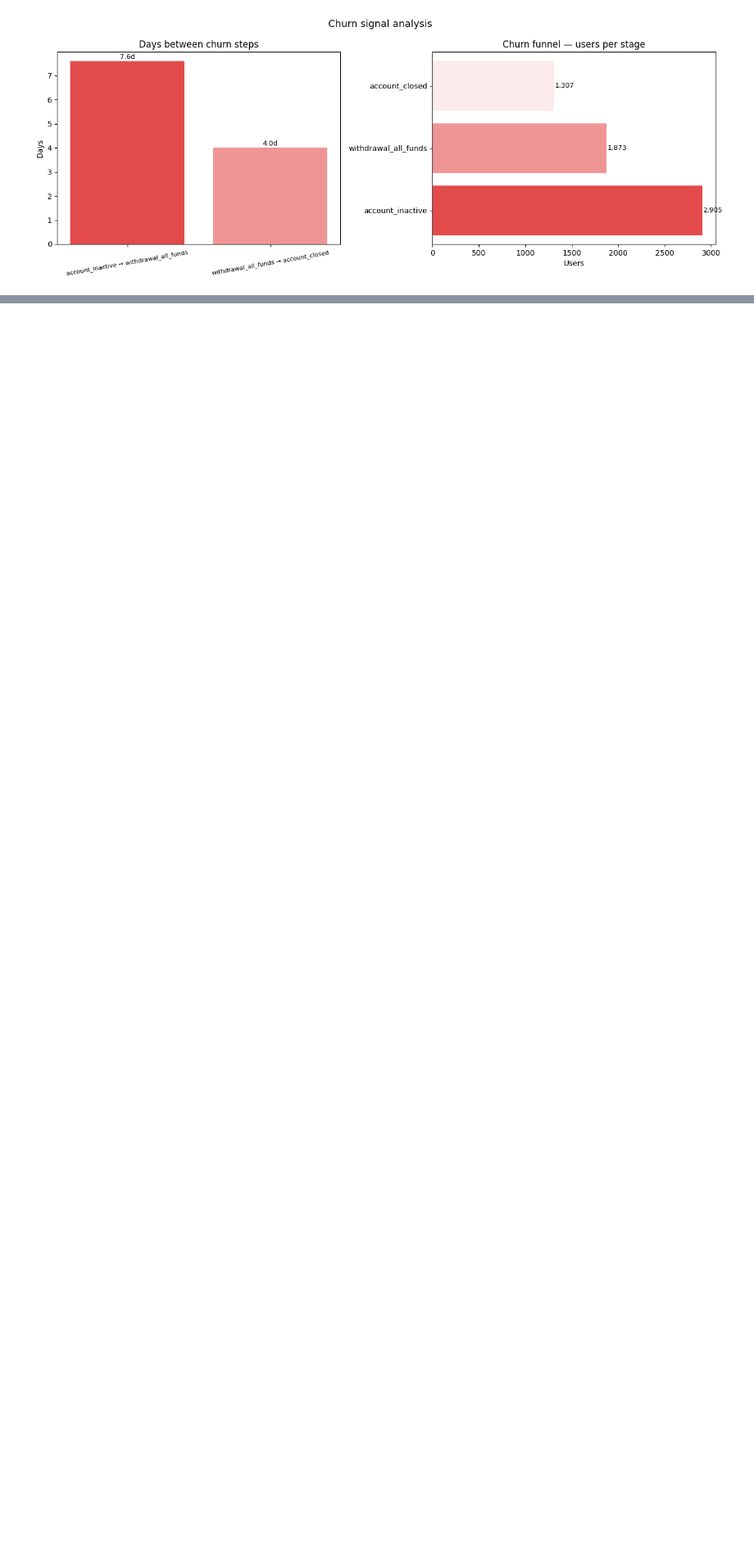
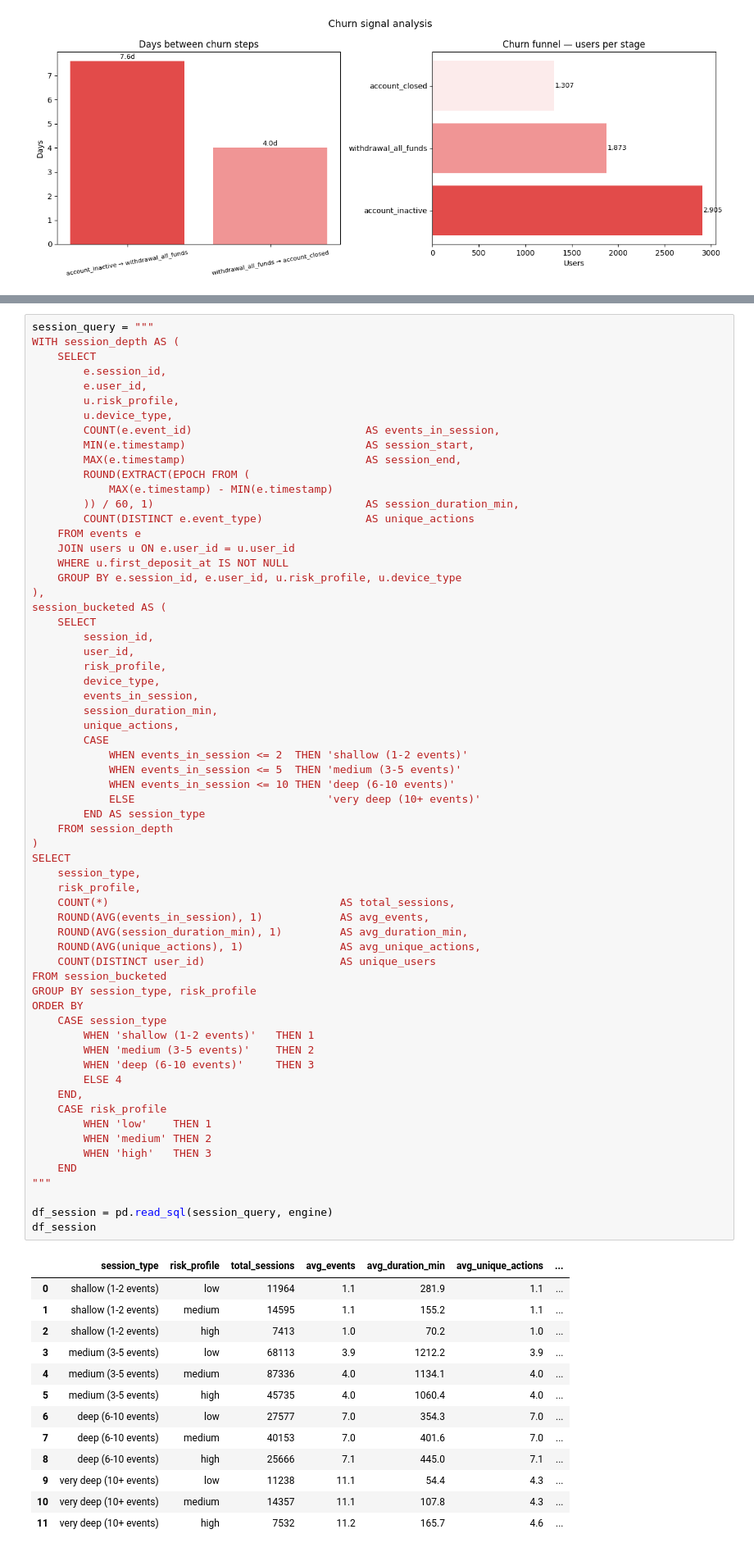
Before and after one commit to srgmnagar/FinPath, a Jupyter notebook: notebooks/finpath_analytics.ipynb, the cells around one changed output, grey strips where cells are left out. Shown at 82% size. Drawn from its saved outputs; the diff is of its cells as text; blank space fills up the shorter version.

```diff
--- a/notebooks/finpath_analytics.ipynb
+++ b/notebooks/finpath_analytics.ipynb
@@ -593,0 +774,77 @@ plt.show()
+# %%
+session_query = """
+WITH session_depth AS (
+    SELECT
+        e.session_id,
+        e.user_id,
+        u.risk_profile,
+        u.device_type,
+        COUNT(e.event_id)                           AS events_in_session,
+        MIN(e.timestamp)                            AS session_start,
+        MAX(e.timestamp)                            AS session_end,
+        ROUND(EXTRACT(EPOCH FROM (
+            MAX(e.timestamp) - MIN(e.timestamp)
+        )) / 60, 1)                                 AS session_duration_min,
+        COUNT(DISTINCT e.event_type)                AS unique_actions
+    FROM events e
+    JOIN users u ON e.user_id = u.user_id
+    WHERE u.first_deposit_at IS NOT NULL
+    GROUP BY e.session_id, e.user_id, u.risk_profile, u.device_type
+),
+session_bucketed AS (
+    SELECT
+        session_id,
+        user_id,
+        risk_profile,
+        device_type,
+        events_in_session,
+        session_duration_min,
+        unique_actions,
+        CASE
+            WHEN events_in_session <= 2  THEN 'shallow (1-2 events)'
+            WHEN events_in_session <= 5  THEN 'medium (3-5 events)'
+            WHEN events_in_session <= 10 THEN 'deep (6-10 events)'
+            ELSE                              'very deep (10+ events)'
+        END AS session_type
+    FROM session_depth
+)
+SELECT
+    session_type,
+    risk_profile,
+    COUNT(*)                                    AS total_sessions,
+    ROUND(AVG(events_in_session), 1)            AS avg_events,
+    ROUND(AVG(session_duration_min), 1)         AS avg_duration_min,
+    ROUND(AVG(unique_actions), 1)               AS avg_unique_actions,
+    COUNT(DISTINCT user_id)                     AS unique_users
+FROM session_bucketed
+GROUP BY session_type, risk_profile
+ORDER BY
+    CASE session_type
+        WHEN 'shallow (1-2 events)'   THEN 1
+        WHEN 'medium (3-5 events)'    THEN 2
+        WHEN 'deep (6-10 events)'     THEN 3
+        ELSE 4
+    END,
+    CASE risk_profile
+        WHEN 'low'    THEN 1
+        WHEN 'medium' THEN 2
+        WHEN 'high'   THEN 3
+    END
+"""
+
+df_session = pd.read_sql(session_query, engine)
+df_session
+# %% [output]
+|  | session_type | risk_profile | total_sessions | avg_events | avg_duration_min | avg_unique_actions | ... |
+| 0 | shallow (1-2 events) | low | 11964 | 1.1 | 281.9 | 1.1 | ... |
+| 1 | shallow (1-2 events) | medium | 14595 | 1.1 | 155.2 | 1.1 | ... |
+| 2 | shallow (1-2 events) | high | 7413 | 1.0 | 70.2 | 1.0 | ... |
+| 3 | medium (3-5 events) | low | 68113 | 3.9 | 1212.2 | 3.9 | ... |
+| 4 | medium (3-5 events) | medium | 87336 | 4.0 | 1134.1 | 4.0 | ... |
+| 5 | medium (3-5 events) | high | 45735 | 4.0 | 1060.4 | 4.0 | ... |
+| 6 | deep (6-10 events) | low | 27577 | 7.0 | 354.3 | 7.0 | ... |
+| 7 | deep (6-10 events) | medium | 40153 | 7.0 | 401.6 | 7.0 | ... |
+| 8 | deep (6-10 events) | high | 25666 | 7.1 | 445.0 | 7.1 | ... |
+| 9 | very deep (10+ events) | low | 11238 | 11.1 | 54.4 | 4.3 | ... |
+| 10 | very deep (10+ events) | medium | 14357 | 11.1 | 107.8 | 4.3 | ... |
+| 11 | very deep (10+ events) | high | 7532 | 11.2 | 165.7 | 4.6 | ... |
```
Also changed, not shown: parts of 5 cells of this notebook.
